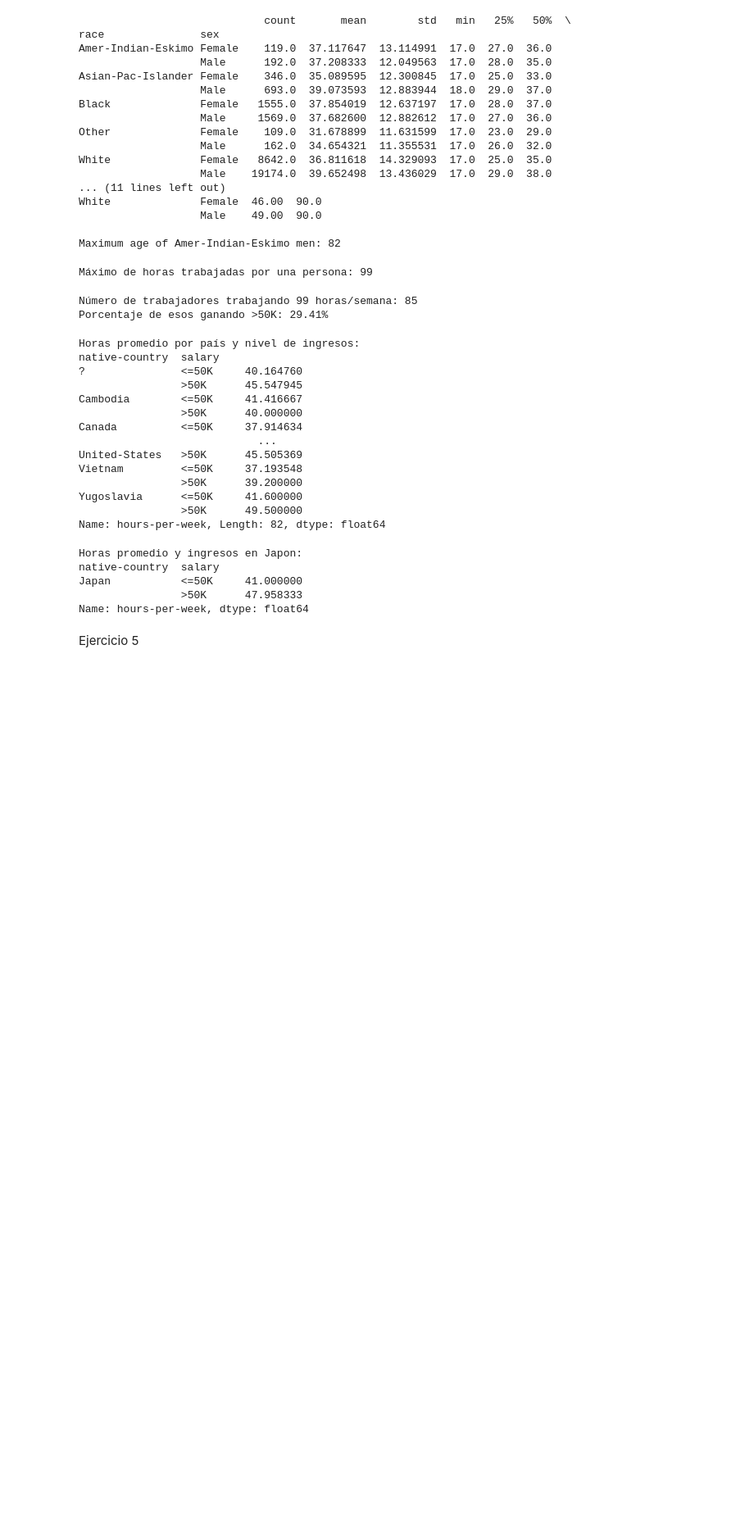
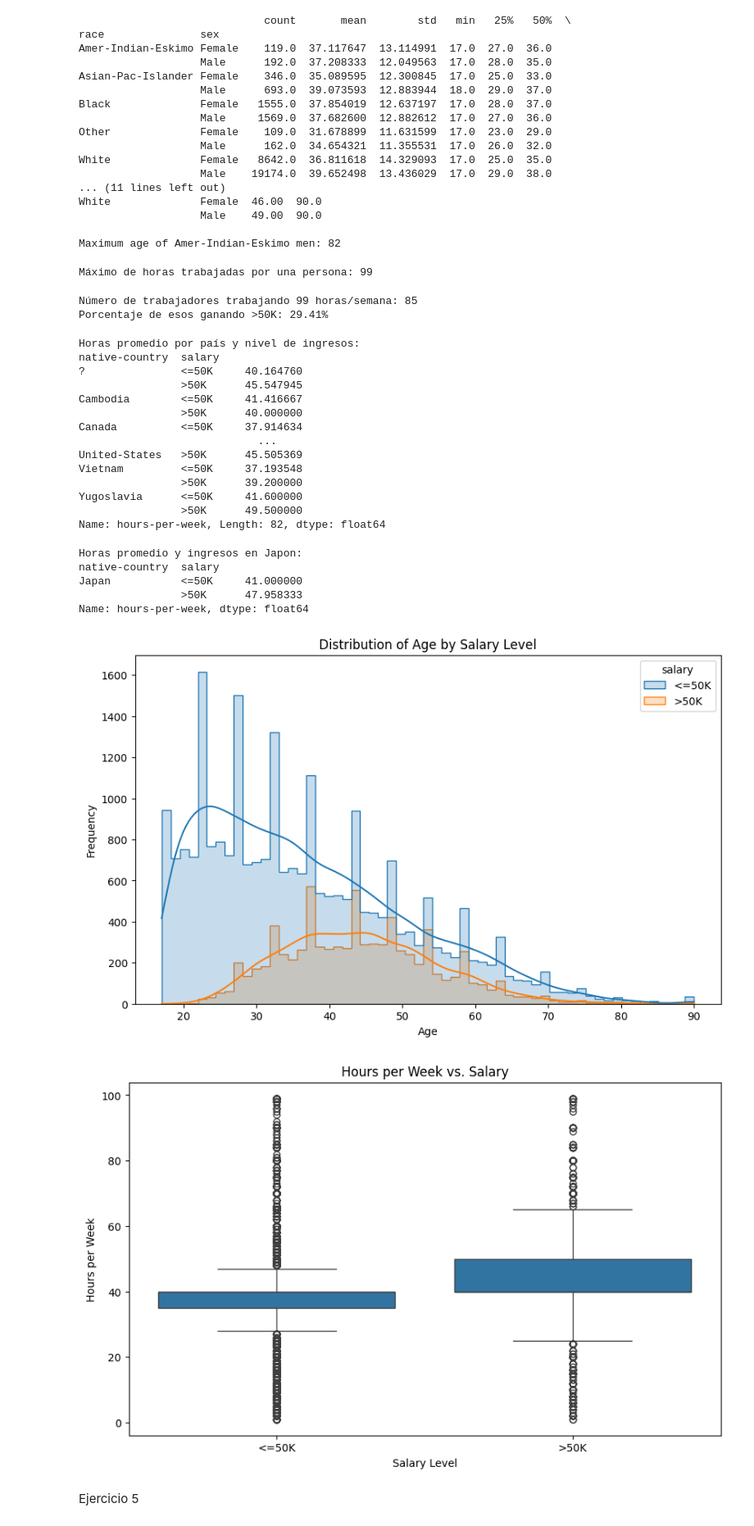
Before and after one commit to DanielLaBanda/DanielLaBanda, a Jupyter notebook: A01285898_M1_Actividad_5_Programación_en_Python_Librerías_Numpy_Matplotlib_Pandas.ipynb, the cells around one changed output. Shown at 82% size. Cells and saved outputs as stored; diff of their text form; code cells hidden in the pictures; blank space fills up the shorter version.

```diff
--- a/A01285898_M1_Actividad_5_Programación_en_Python_Librerías_Numpy_Matplotlib_Pandas.ipynb
+++ b/A01285898_M1_Actividad_5_Programación_en_Python_Librerías_Numpy_Matplotlib_Pandas.ipynb
@@ -504,5 +503,29 @@ native-country  salary
 Japan           <=50K     41.000000
                 >50K      47.958333
 Name: hours-per-week, dtype: float64
+# %%
+plt.figure(figsize=(10, 6))
+sns.histplot(data=data, x='age', hue='salary', kde=True, element="step")
+plt.title('Distribution of Age by Salary Level')
+plt.xlabel('Age')
+plt.ylabel('Frequency')
+plt.show()
+
+# Conclusion 1:
+# La distribución de edades de las personas que ganan más de 50K está ligeramente inclinada hacia edades mayores en comparación con aquellas que ganan 50K o menos. Esto sugiere que la edad podría influir en el nivel de ingresos, posiblemente debido a la progresión en la carrera y la experiencia laboral.
+
+
+plt.figure(figsize=(10, 6))
+sns.boxplot(x='salary', y='hours-per-week', data=data)
+plt.title('Hours per Week vs. Salary')
+plt.xlabel('Salary Level')
+plt.ylabel('Hours per Week')
+plt.show()
+
+# Conclusion 2:
+# Las personas que ganan más de 50K tienden a trabajar más horas a la semana. Aunque hay algo de solapamiento, la mediana y el cuartil superior del grupo '>50K' son notablemente más altos. Esto podría indicar que trabajar más horas está relacionado con mayores ingresos, pero sería necesario realizar un análisis más profundo para establecer una relación de causalidad.
+# %% [output]
+[figure, added]
+[figure, added]
 # %% [markdown]
 Ejercicio 5
```
Also changed, not shown: parts of 18 cells of this notebook.
